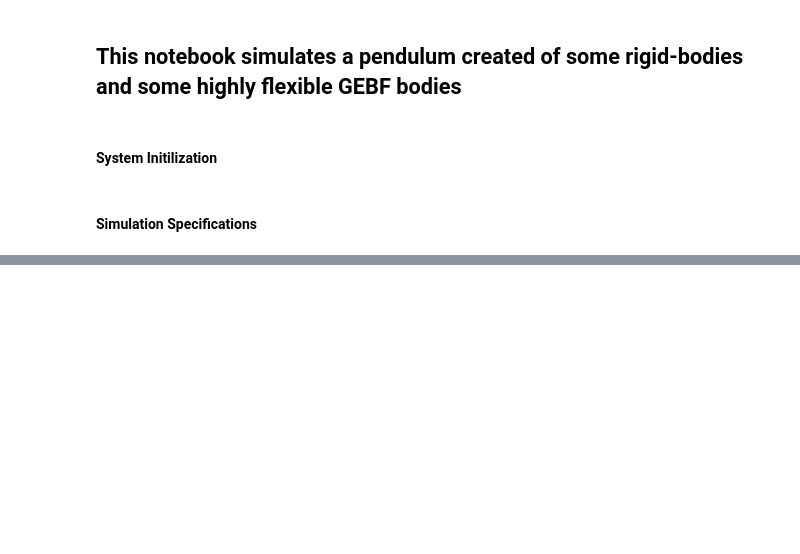
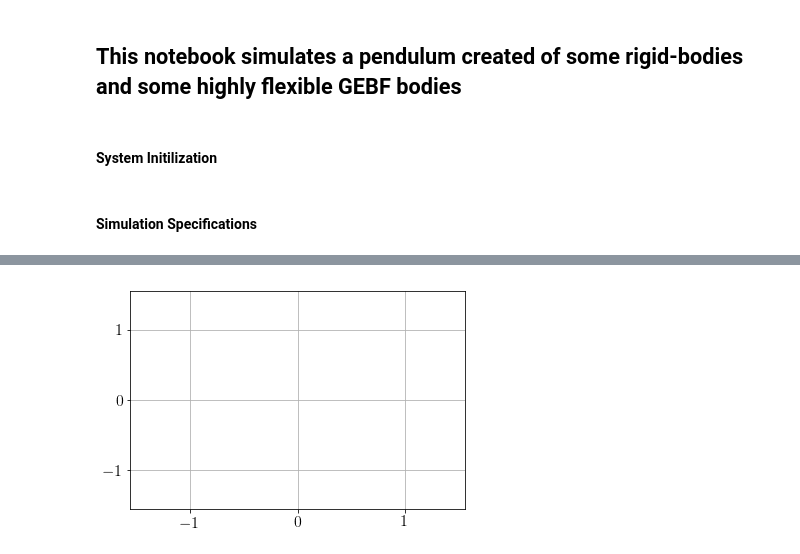
Before and after one commit to cdlrpi/mixed-body-type, a Jupyter notebook: mixed-system-test/rigid-body-and-rope.ipynb, the cells around one changed output, grey strips where cells are left out. Saved outputs shown, nothing was run; the diff lists cells and outputs as text; code cells hidden in the pictures; blank space fills up the shorter version.

```diff
--- a/mixed-system-test/rigid-body-and-rope.ipynb
+++ b/mixed-system-test/rigid-body-and-rope.ipynb
@@ -95,8 +92,6 @@ def simulate(state,tspan,nbodies,bodiesGEBF,bodiesRigid,joints,BC1,BC2):
 # *** NOTE: For testing pupposes DCA does NOT effectively work for one body
 #          - For one body DCA returns [A1 F1c A2 F2c]
 #          - For two or more bodies DCA returns [A1 A2] ***
-# *** This must be fixed, in general, but ok for this test ***
-
 nRIGID = 2
 nGEBF  = 6
 nbodies = nGEBF + nRIGID
@@ -105,8 +100,8 @@ nbodies = nGEBF + nRIGID
 nJpin = 1
 nJfixed = (nbodies - nJpin)
 
-ndofsGEBF = 6   # (x,y,theta per node, two nodes per body)
-ndofsRigid  = 1 # (pin joint)
+ndofsGEBF = 6   # (x,y,theta per joint)
+ndofsRigid  = 1 # (one pin joint)
 
 # GEBF-Properties
 # Physical Properties
@@ -115,9 +110,8 @@ A   =  2*r #0.0018
 I   =  2/3*r**3 #1.215e-8
 L   =  1.2
 
-l  = 0.12
-lr = 4*l
-g  = 9.81
+l = 0.12
+g = 9.81
 
 # Rigid-body Properties
 # Physical Properties
@@ -129,7 +123,7 @@ E   =  0.7e5
 rho =  5540
 
 # Length of time of the simulation and time-step
-t_final = 1.0
+t_final = 0.5
 dt = 0.0001
 tspan = np.arange(0,t_final,dt)
 # %% [markdown]
@@ -186,11 +182,11 @@ uRigid = u[:,:nRIGID*ndofsRigid]
 qGEBF  = q[:,nRIGID*ndofsRigid:]
 uGEBF  = u[:,nRIGID*ndofsRigid:]
 
-r0 = np.array([[np.cos(q0GEBF[0][0])*(l*i+nRIGID*lr),   np.sin(q0GEBF[0][0])*(l*i+nRIGID*lr),
-                np.cos(q0GEBF[0][0])*(l*i+l+nRIGID*lr), np.sin(q0GEBF[0][0])*(l*i+l+nRIGID*lr)]
+r0 = np.array([[np.cos(q0GEBF[0][0])*(l*i+nRIGID*l),   np.sin(q0GEBF[0][0])*(l*i+nRIGID*l),
+                np.cos(q0GEBF[0][0])*(l*i+l+nRIGID*l), np.sin(q0GEBF[0][0])*(l*i+l+nRIGID*l)]
                for i in range(0,nGEBF)],dtype=np.double).reshape(1,ndofsGEBF*nGEBF - 2*nGEBF)
 
-xRigid,yRigid = MBF.get_topology_2DRigid(qRigid,lr)
+xRigid,yRigid = MBF.get_topology_2DRigid(qRigid,0.12)
 
 # Interpolate between nodes with npoints, and compute absolute positions of nodes for plotting
 npoints = 10
@@ -203,35 +199,37 @@ y = [np.hstack((yR.reshape(1,len(yR)),yG)) for yR,yG in zip(yRigid,yGEBF)]
 # y = yGEBF
 # %%
 fig = plt.figure()
-ax = fig.add_subplot(111, autoscale_on=False, xlim=(-0.5,2.5),
-                                              ylim=(-2.5,0.5))
+ax = fig.add_subplot(111, autoscale_on=False, xlim=(-(nbodies+5)*l,(nbodies+5)*l),
+                                              ylim=(-(nbodies+5)*l,(nbodies+5)*l))
 # ax = fig.add_subplot(111, autoscale_on=False, xlim=(-10,10),
 #                                               ylim=(-10,10))
 
 ax.grid()
 
 line, = ax.plot([], [], 'o-', lw=2)
 time_template = 'time = %0.4fs'
 time_text = ax.text(0.05, 0.9, '', transform=ax.transAxes)
 
 def init():
     line.set_data([], [])
     time_text.set_text('')
     return line, time_text
 
 def animate(i):
 #     thisx = [0, x[i][1], x[i][2]]
 #     thisy = [0, y[i][1], y[i][2]]
     thisx = x[i]
     thisy = y[i]
 
     line.set_data(thisx, thisy)
     time_text.set_text(time_template%(i*dt))
     return line, time_text
 
 ani = animation.FuncAnimation(fig, animate, np.arange(1, len(y)),
     interval = 1, blit=False, init_func=init)
 
 # ani.save('rigid_rope.mp4', fps=60)
 plt.show()
+# %% [output]
+[figure, added]
 # %%
```
Also changed, not shown: parts of 15 cells of this notebook, 14 other files.
